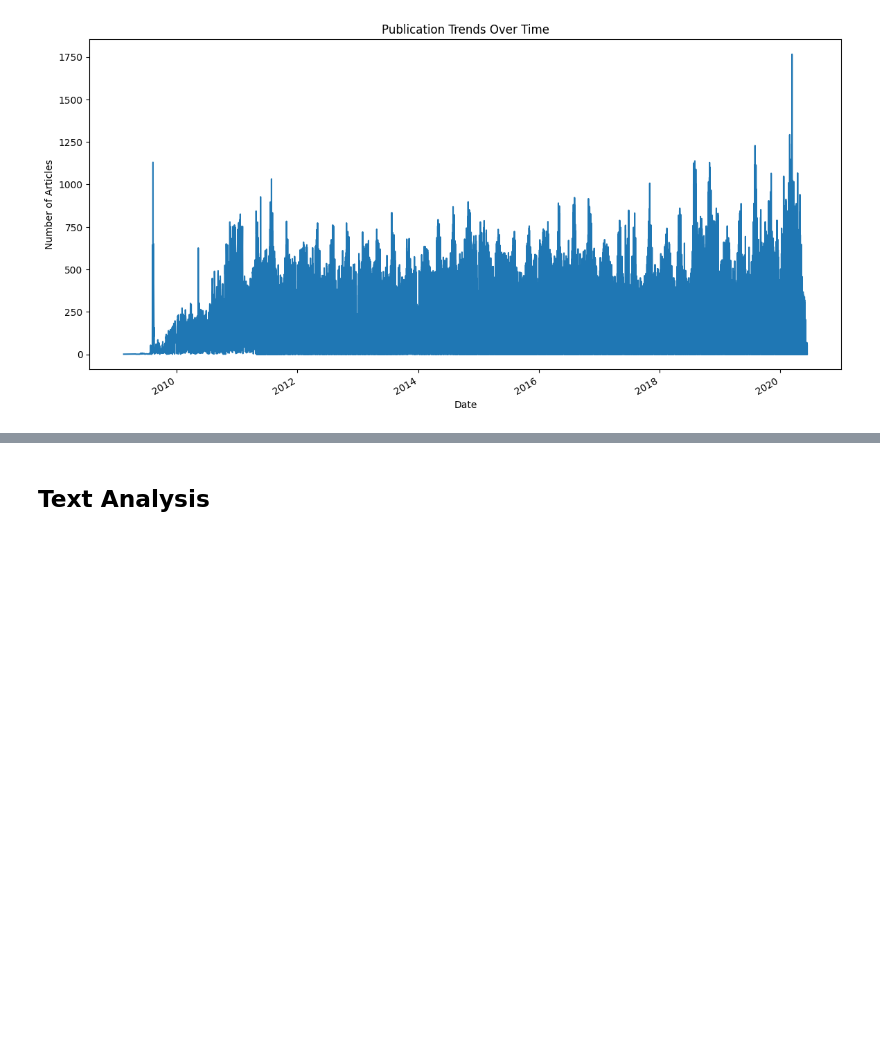
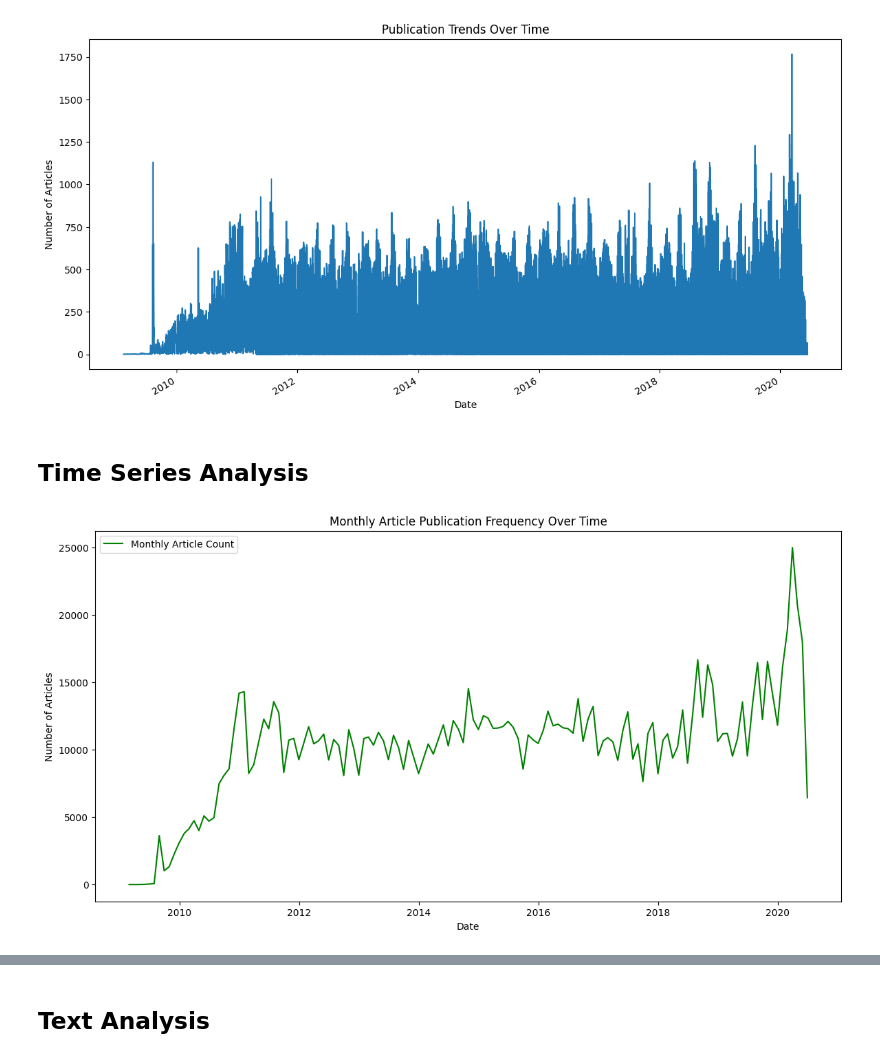
Before and after one commit to Lilly-jhr/financial-news-analysis, a Jupyter notebook: notebooks/EDA_raw_analyst_ratings.ipynb, the cells around one changed output, grey strips where cells are left out. Saved outputs shown, nothing was run; the diff lists cells and outputs as text; code cells hidden in the pictures; blank space fills up the shorter version.

```diff
--- a/notebooks/EDA_raw_analyst_ratings.ipynb
+++ b/notebooks/EDA_raw_analyst_ratings.ipynb
@@ -141,3 +143,5 @@ ValueError: Per-column arrays must each be 1-dimensional
 plot_publication_trends(publication_trends)
 # %% [output]
 [figure]
+# %% [markdown]
+## Time Series Analysis
@@ -143,0 +154,12 @@ plot_publication_trends(publication_trends)
+# %%
+# Plot monthly counts
+monthly_counts = df.resample('ME').size()
+plt.figure(figsize=(14, 7))
+plt.plot(monthly_counts, label='Monthly Article Count', color='green')
+plt.title('Monthly Article Publication Frequency Over Time')
+plt.xlabel('Date')
+plt.ylabel('Number of Articles')
+plt.legend()
+plt.show()
+# %% [output]
+[figure, added]
```
Also changed, not shown: parts of 15 cells of this notebook, 3 other files.
